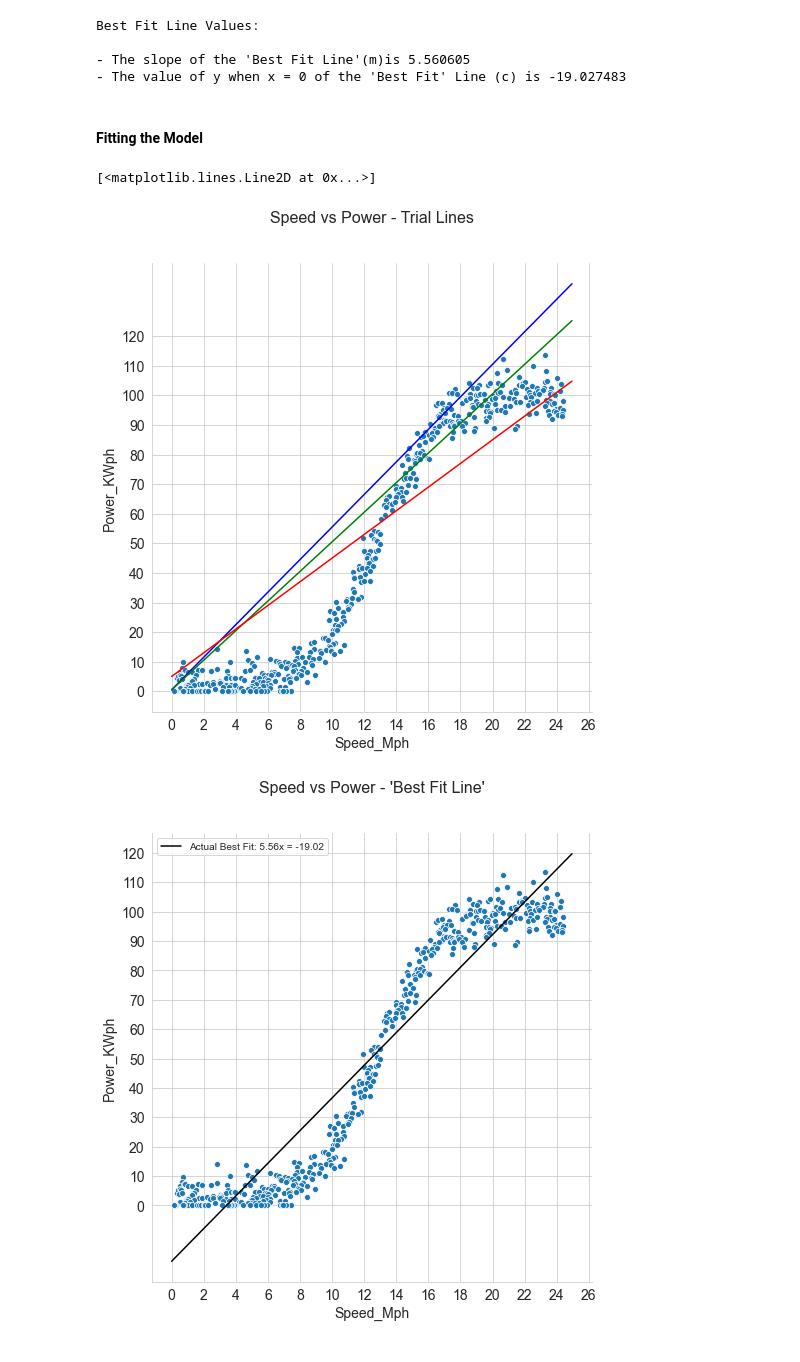
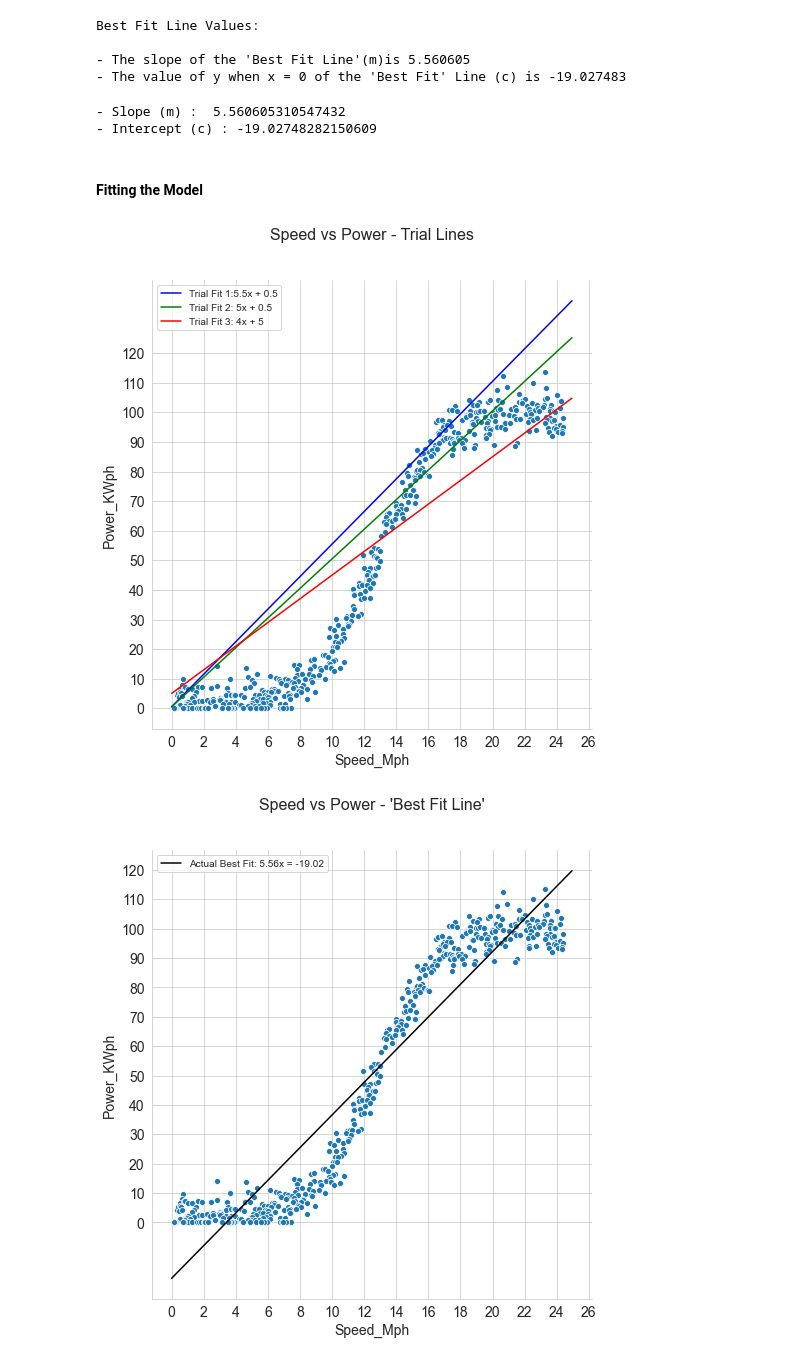
Before and after one commit to Fiona-600/Data-Analytics-2020-Project, a Jupyter notebook: Final Project 2020.ipynb, the cells around one changed output. Saved outputs shown, nothing was run; the diff lists cells and outputs as text; code cells hidden in the pictures.

```diff
--- a/Final Project 2020.ipynb
+++ b/Final Project 2020.ipynb
@@ -393,25 +382,35 @@ Best Fit Line Values:
+# %%
+Slope,Intercept = simple_linear_regression(df2.Speed_Mph,df2.Power_KWph)
+
+print ('\nBest Fit Line Values:\n')
+print ('- Slope (m) : " , Slope)
+print ("- Intercept (c) :",Intercept,"\n")
+# %% [output]
+- Slope (m) :  5.560605310547432
+- Intercept (c) : -19.02748282150609
 # %% [markdown]
 #### Fitting the Model
 # %%
 print ("")
 plt.rcParams["figure.figsize"] = (28,24)
 #plt.figure(figsize = (8, 6))
 sns.set_style ("whitegrid")
 #plt.plot (df2.Speed_Mph,df2.Power_KWph,'y.', label = r"Actual Data")
 sns.relplot(x = "Speed_Mph", y = 'Power_KWph', palette="muted",height = 7, data=df2)#use data including power outages
 plt.title("Speed vs Power - Trial Lines\n\n", fontsize = 16)
 plt.rcParams["axes.labelsize"] = 14
 plt.xticks([0, 2, 4, 6,8,10,12,14,16,18,20,22,24,26], fontsize = 14)
 plt.yticks([0, 10,20,30,40,50,60,70,80,90,100,110,120], fontsize = 14);
 
 #Generate Trial Data to estimate the 'Best Fit Line'
 x = np.arange (0.0,25.0,(1/len(df2.Speed_Mph)*25))
-plt.plot (x, 5.5 * x + 0.5, 'b-', label = r"Trial Best Fit 1:5.5x + 0.5")
-plt.plot (x, 5 * x + 0.5, 'g-', label = r"Trial Best Fit 2: 5x + 0.5")
-plt.plot (x, 4 * x + 5, 'r-', label = r"Trial Best Fit 3: 4x + 5")
+plt.plot (x, 5.5 * x + 0.5, 'b-', label = r"Trial Fit 1:5.5x + 0.5")
+plt.plot (x, 5 * x + 0.5, 'g-', label = r"Trial Fit 2: 5x + 0.5")
+plt.plot (x, 4 * x + 5, 'r-', label = r"Trial Fit 3: 4x + 5")
+plt.legend()
+plt.show()
 # %% [output]
-[<matplotlib.lines.Line2D at 0x...>]
-[figure, old version]
+[figure, new version]
 # %%
 print ("")
 plt.rcParams["figure.figsize"] = (28,24)
```
Also changed, not shown: parts of 52 cells of this notebook.
